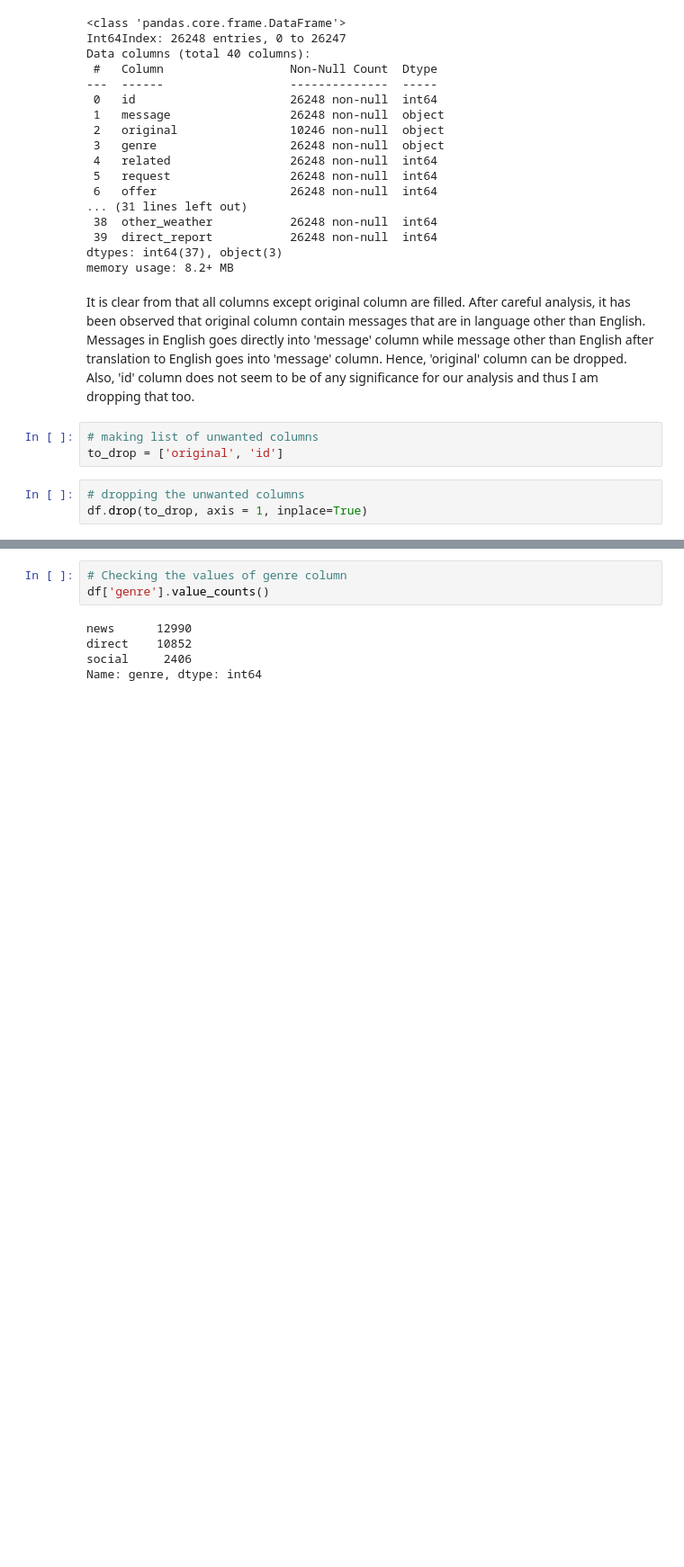
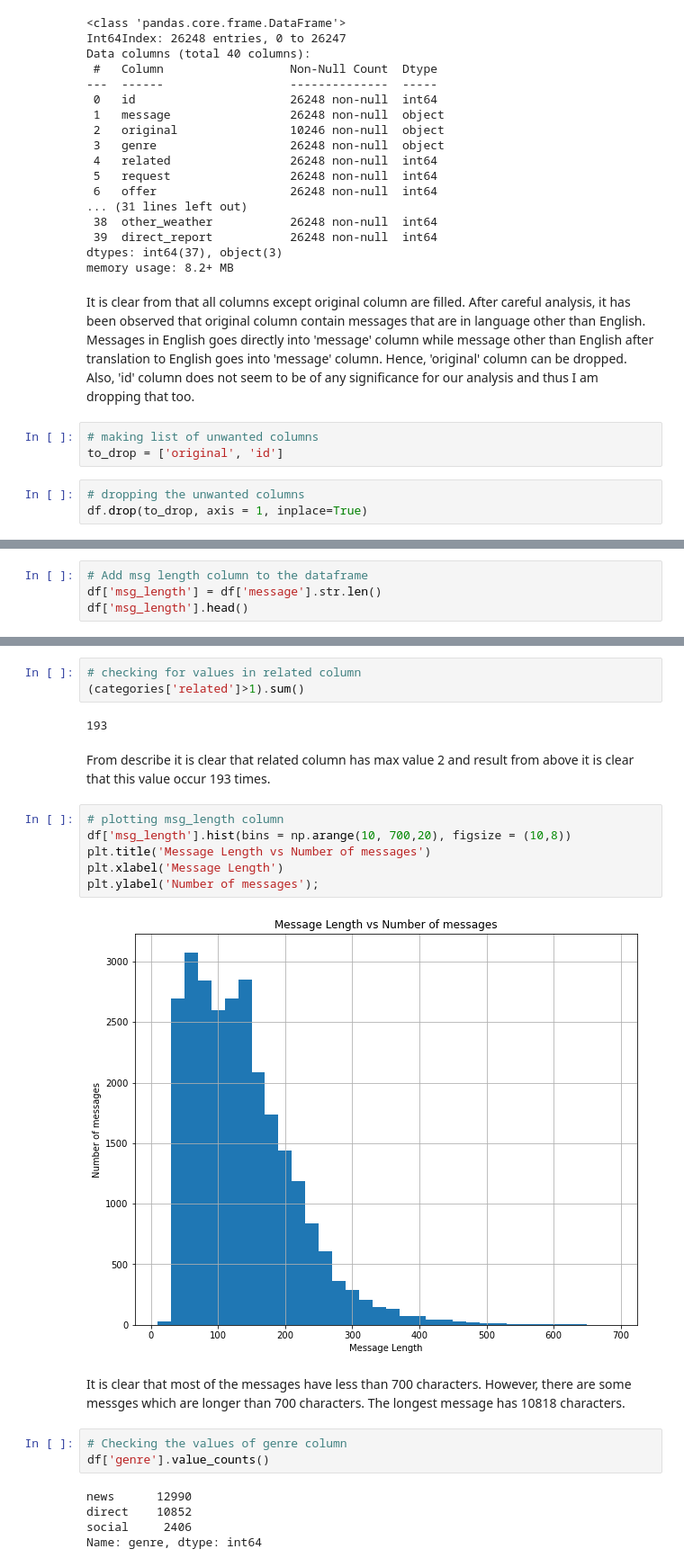
Before and after one commit to GKPSingh/Disaster-Response-Pipeline, a Jupyter notebook: data/ETL_Pipeline.ipynb, the cells around one changed output, grey strips where cells are left out. Shown at 90% size. Drawn from its saved outputs; the diff is of its cells as text; blank space fills up the shorter version.

```diff
--- a/data/ETL_Pipeline.ipynb
+++ b/data/ETL_Pipeline.ipynb
@@ -186,0 +187,4 @@ df.head()
+# %%
+# Add msg length column to the dataframe
+df['msg_length'] = df['message'].str.len()
+df['msg_length'].head()
@@ -187,3 +211,20 @@ df.head()
+# %%
+# checking for values in related column
+(categories['related']>1).sum()
+# %% [output]
+193
+# %% [markdown]
+From describe it is clear that related column has max value 2 and result from above it is clear that this value occur 193 times.
+# %%
+# plotting msg_length column
+df['msg_length'].hist(bins = np.arange(10, 700,20), figsize = (10,8))
+plt.title('Message Length vs Number of messages')
+plt.xlabel('Message Length')
+plt.ylabel('Number of messages');
+# %% [output]
+[figure, added]
+# %% [markdown]
+It is clear that most of the messages have less than 700 characters. However, there are some messges which are longer than 700 characters. The longest message has 10818 characters.
 # %%
 # Checking the values of genre column
 df['genre'].value_counts()
```
Also changed, not shown: parts of 8 cells of this notebook.
